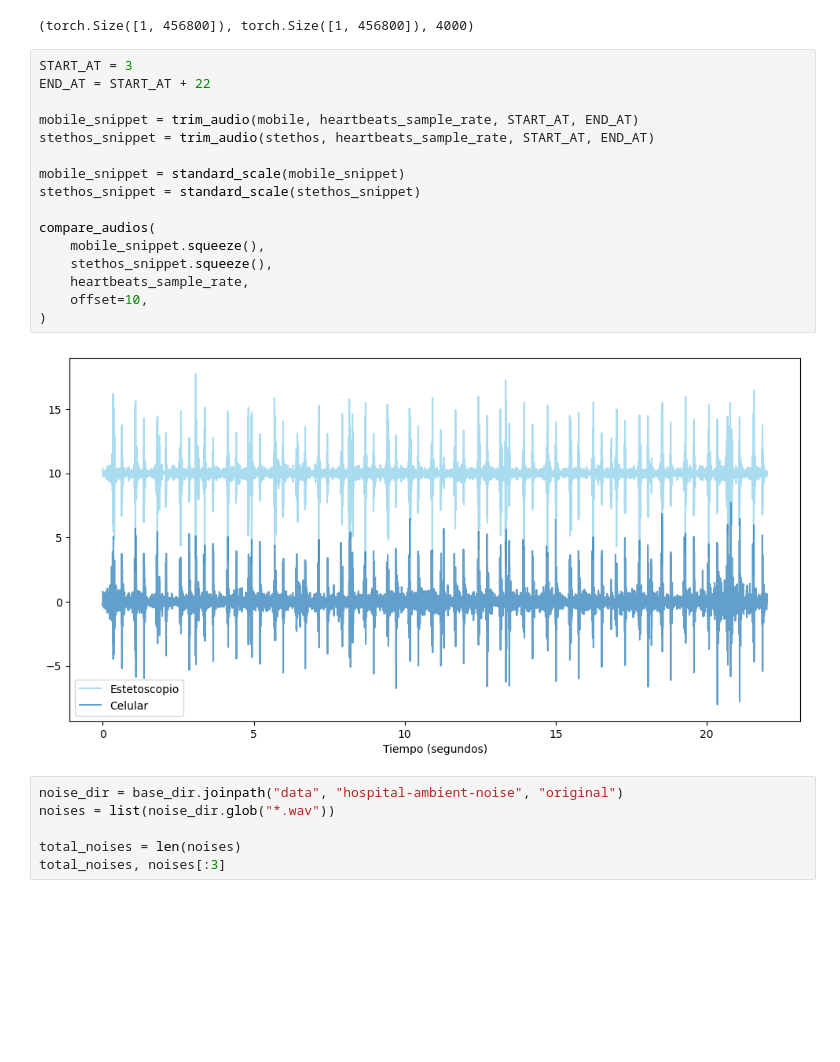
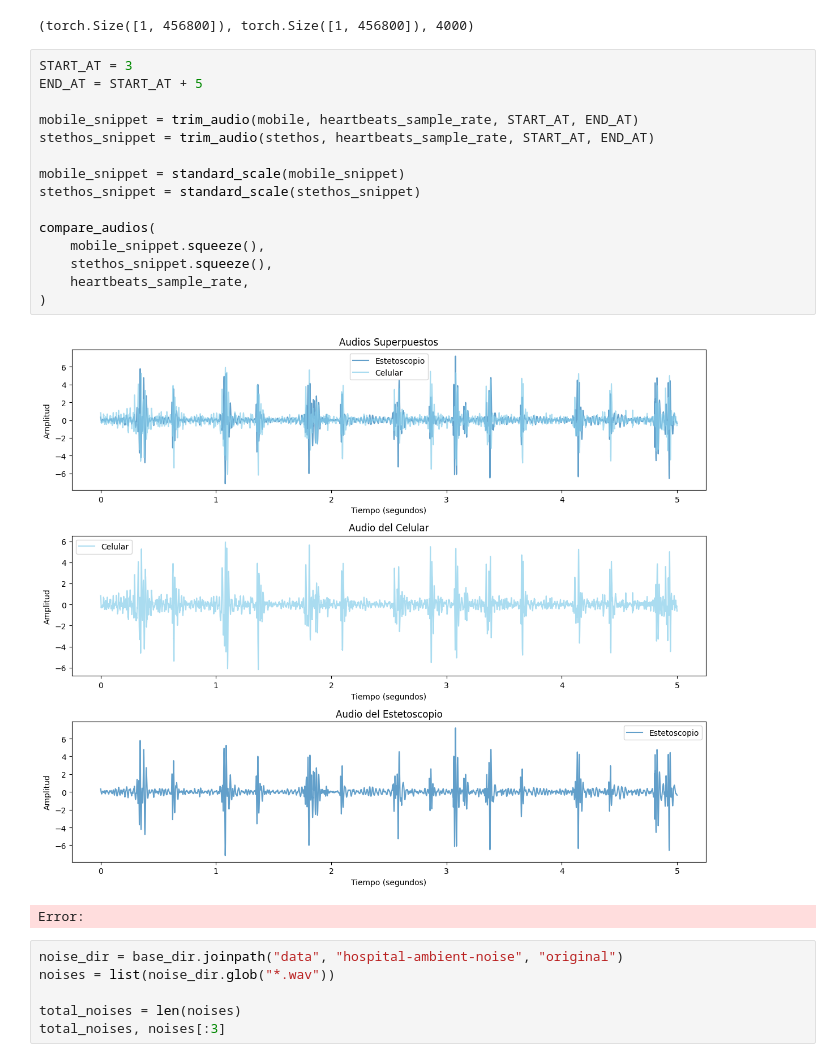
Before and after one commit to Afroefras/coratech, a Jupyter notebook: notebooks/hospital-ambient-noise/noiser.ipynb, the cells around one changed output. Drawn from its saved outputs; the diff is of its cells as text; blank space fills up the shorter version.

```diff
--- a/notebooks/hospital-ambient-noise/noiser.ipynb
+++ b/notebooks/hospital-ambient-noise/noiser.ipynb
@@ -17,22 +17,22 @@ mobile.shape, stethos.shape, heartbeats_sample_rate
 (torch.Size([1, 456800]), torch.Size([1, 456800]), 4000)
 # %%
 START_AT = 3
-END_AT = START_AT + 22
+END_AT = START_AT + 5
 
 mobile_snippet = trim_audio(mobile, heartbeats_sample_rate, START_AT, END_AT)
 stethos_snippet = trim_audio(stethos, heartbeats_sample_rate, START_AT, END_AT)
 
 mobile_snippet = standard_scale(mobile_snippet)
 stethos_snippet = standard_scale(stethos_snippet)
 
 compare_audios(
     mobile_snippet.squeeze(),
     stethos_snippet.squeeze(),
     heartbeats_sample_rate,
-    offset=10,
 )
 # %% [output]
-[figure, old version]
+[figure, new version]
+Error:
 # %%
 noise_dir = base_dir.joinpath("data", "hospital-ambient-noise", "original")
 noises = list(noise_dir.glob("*.wav"))
```
Also changed, not shown: 5 other files.
